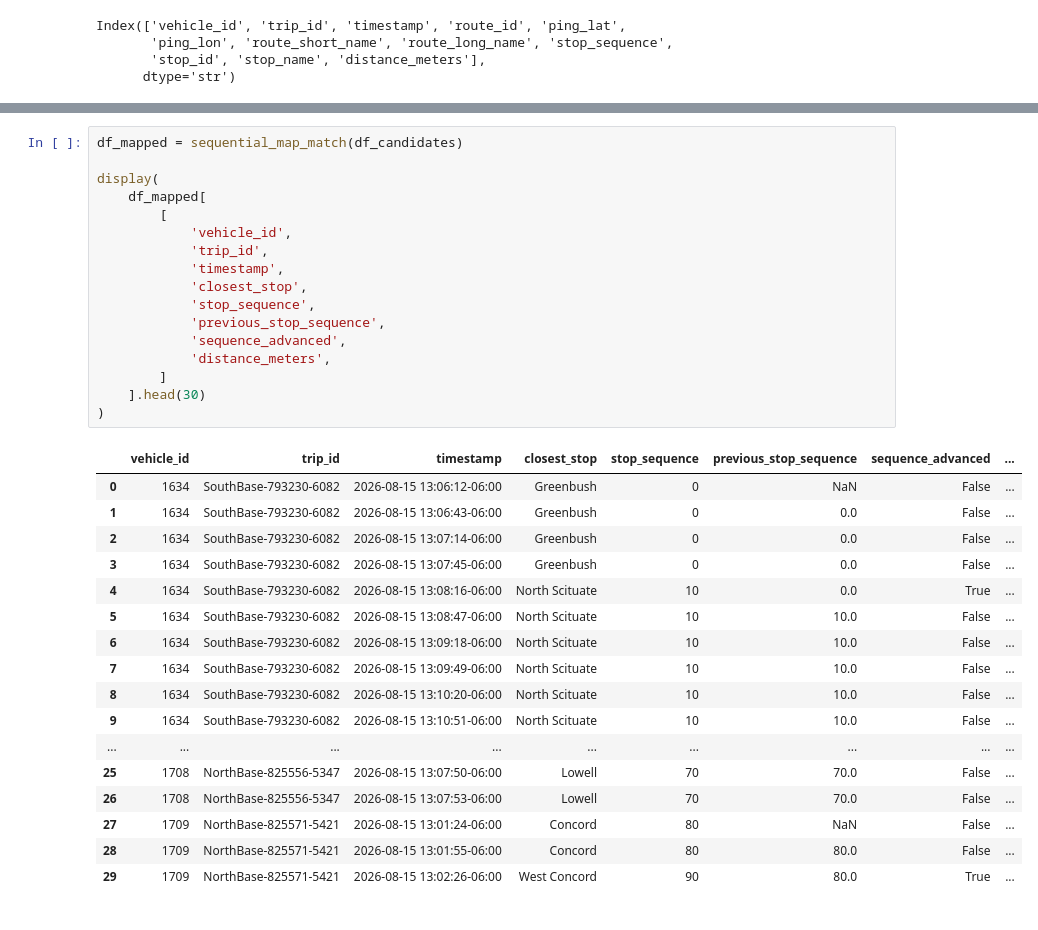
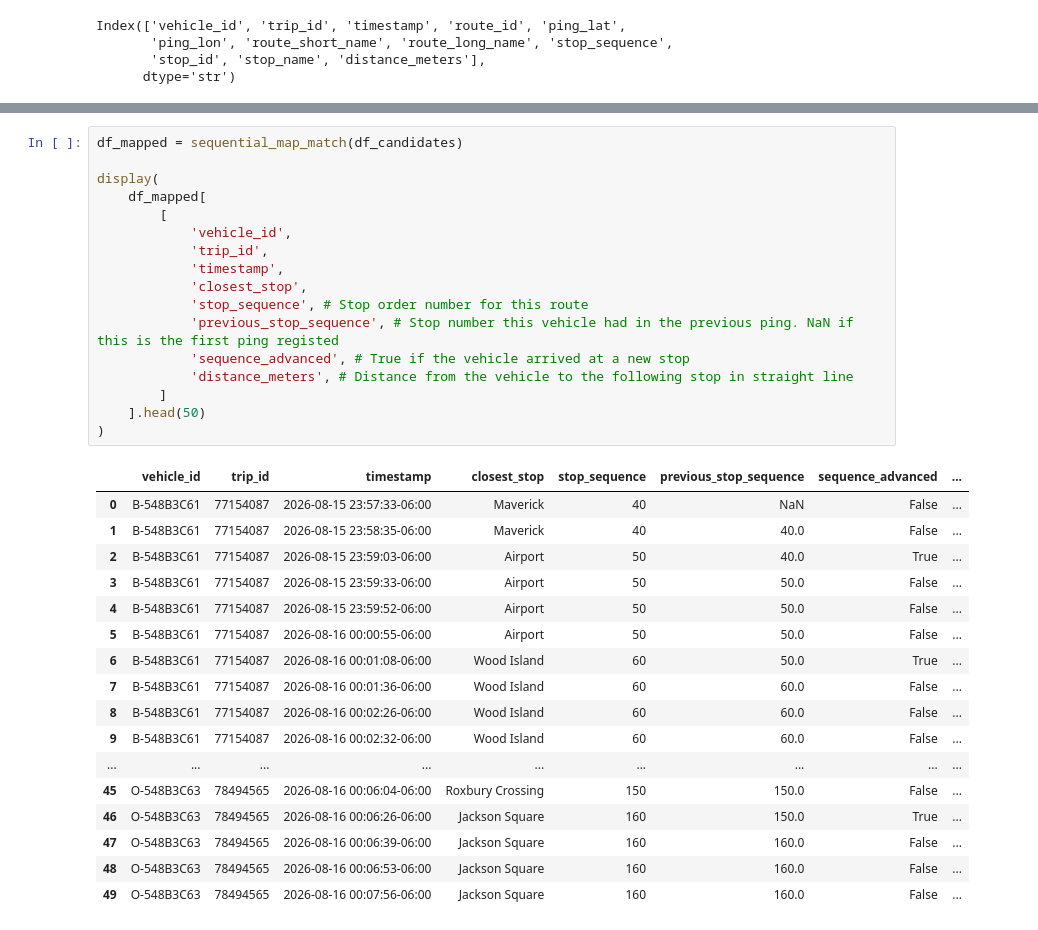
Before and after one commit to EderGtz/GTFS-Realtime-Stream-Engine, a Jupyter notebook: analytics-engine/notebooks/exploration.ipynb, the cells around one changed output, grey strips where cells are left out. Drawn from its saved outputs; the diff is of its cells as text.

```diff
--- a/analytics-engine/notebooks/exploration.ipynb
+++ b/analytics-engine/notebooks/exploration.ipynb
@@ -612,35 +629,35 @@ def sequential_map_match(df_candidates: pd.DataFrame) -> pd.DataFrame:
 # %%
 df_mapped = sequential_map_match(df_candidates)
 
 display(
     df_mapped[
         [
             'vehicle_id',
             'trip_id',
             'timestamp',
             'closest_stop',
-            'stop_sequence',
-            'previous_stop_sequence',
-            'sequence_advanced',
-            'distance_meters',
+            'stop_sequence', # Stop order number for this route
+            'previous_stop_sequence', # Stop number this vehicle had in the previous ping. NaN if this is the first ping registed
+            'sequence_advanced', # True if the vehicle arrived at a new stop
+            'distance_meters', # Distance from the vehicle to the following stop in straight line
         ]
-    ].head(30)
+    ].head(50)
 )
 # %% [output]
 |  | vehicle_id | trip_id | timestamp | closest_stop | stop_sequence | previous_stop_sequence | sequence_advanced | ... |
-| 0 | 1634 | SouthBase-793230-6082 | 2026-08-15 13:06:12-06:00 | Greenbush | 0 | NaN | False | ... |
-| 1 | 1634 | SouthBase-793230-6082 | 2026-08-15 13:06:43-06:00 | Greenbush | 0 | 0.0 | False | ... |
-| 2 | 1634 | SouthBase-793230-6082 | 2026-08-15 13:07:14-06:00 | Greenbush | 0 | 0.0 | False | ... |
-| 3 | 1634 | SouthBase-793230-6082 | 2026-08-15 13:07:45-06:00 | Greenbush | 0 | 0.0 | False | ... |
-| 4 | 1634 | SouthBase-793230-6082 | 2026-08-15 13:08:16-06:00 | North Scituate | 10 | 0.0 | True | ... |
-| 5 | 1634 | SouthBase-793230-6082 | 2026-08-15 13:08:47-06:00 | North Scituate | 10 | 10.0 | False | ... |
-| 6 | 1634 | SouthBase-793230-6082 | 2026-08-15 13:09:18-06:00 | North Scituate | 10 | 10.0 | False | ... |
-| 7 | 1634 | SouthBase-793230-6082 | 2026-08-15 13:09:49-06:00 | North Scituate | 10 | 10.0 | False | ... |
-| 8 | 1634 | SouthBase-793230-6082 | 2026-08-15 13:10:20-06:00 | North Scituate | 10 | 10.0 | False | ... |
-| 9 | 1634 | SouthBase-793230-6082 | 2026-08-15 13:10:51-06:00 | North Scituate | 10 | 10.0 | False | ... |
+| 0 | B-548B3C61 | 77154087 | 2026-08-15 23:57:33-06:00 | Maverick | 40 | NaN | False | ... |
+| 1 | B-548B3C61 | 77154087 | 2026-08-15 23:58:35-06:00 | Maverick | 40 | 40.0 | False | ... |
+| 2 | B-548B3C61 | 77154087 | 2026-08-15 23:59:03-06:00 | Airport | 50 | 40.0 | True | ... |
+| 3 | B-548B3C61 | 77154087 | 2026-08-15 23:59:33-06:00 | Airport | 50 | 50.0 | False | ... |
+| 4 | B-548B3C61 | 77154087 | 2026-08-15 23:59:52-06:00 | Airport | 50 | 50.0 | False | ... |
+| 5 | B-548B3C61 | 77154087 | 2026-08-16 00:00:55-06:00 | Airport | 50 | 50.0 | False | ... |
+| 6 | B-548B3C61 | 77154087 | 2026-08-16 00:01:08-06:00 | Wood Island | 60 | 50.0 | True | ... |
+| 7 | B-548B3C61 | 77154087 | 2026-08-16 00:01:36-06:00 | Wood Island | 60 | 60.0 | False | ... |
+| 8 | B-548B3C61 | 77154087 | 2026-08-16 00:02:26-06:00 | Wood Island | 60 | 60.0 | False | ... |
+| 9 | B-548B3C61 | 77154087 | 2026-08-16 00:02:32-06:00 | Wood Island | 60 | 60.0 | False | ... |
 | ... | ... | ... | ... | ... | ... | ... | ... | ... |
-| 25 | 1708 | NorthBase-825556-5347 | 2026-08-15 13:07:50-06:00 | Lowell | 70 | 70.0 | False | ... |
-| 26 | 1708 | NorthBase-825556-5347 | 2026-08-15 13:07:53-06:00 | Lowell | 70 | 70.0 | False | ... |
-| 27 | 1709 | NorthBase-825571-5421 | 2026-08-15 13:01:24-06:00 | Concord | 80 | NaN | False | ... |
-| 28 | 1709 | NorthBase-825571-5421 | 2026-08-15 13:01:55-06:00 | Concord | 80 | 80.0 | False | ... |
-| 29 | 1709 | NorthBase-825571-5421 | 2026-08-15 13:02:26-06:00 | West Concord | 90 | 80.0 | True | ... |
+| 45 | O-548B3C63 | 78494565 | 2026-08-16 00:06:04-06:00 | Roxbury Crossing | 150 | 150.0 | False | ... |
+| 46 | O-548B3C63 | 78494565 | 2026-08-16 00:06:26-06:00 | Jackson Square | 160 | 150.0 | True | ... |
+| 47 | O-548B3C63 | 78494565 | 2026-08-16 00:06:39-06:00 | Jackson Square | 160 | 160.0 | False | ... |
+| 48 | O-548B3C63 | 78494565 | 2026-08-16 00:06:53-06:00 | Jackson Square | 160 | 160.0 | False | ... |
+| 49 | O-548B3C63 | 78494565 | 2026-08-16 00:07:56-06:00 | Jackson Square | 160 | 160.0 | False | ... |
```
Also changed, not shown: parts of 9 cells of this notebook.
